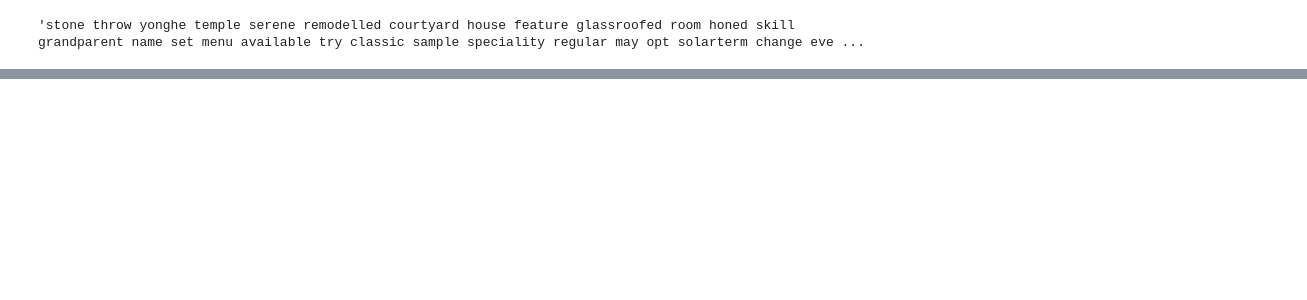
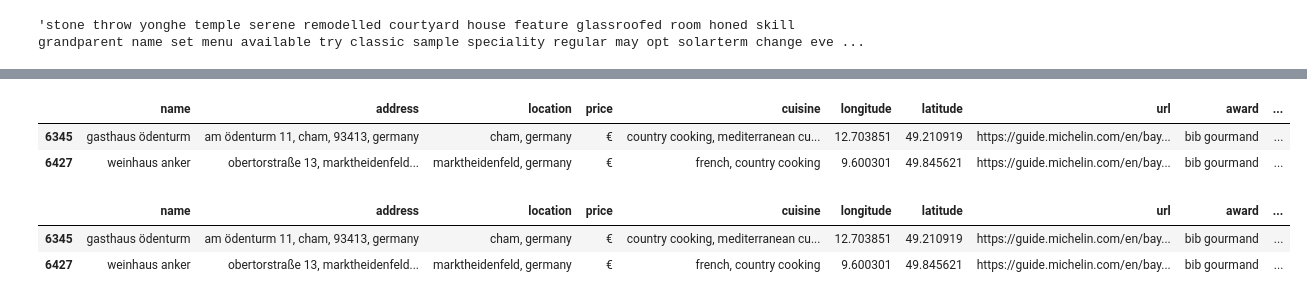
Before and after one commit to CodeupGourmands/Michelin_NLP_Capstone, a Jupyter notebook: cristina_notebook.ipynb, the cells around one changed output, grey strips where cells are left out. Cells and saved outputs as stored; diff of their text form; code cells hidden in the pictures; blank space fills up the shorter version.

```diff
--- a/cristina_notebook.ipynb
+++ b/cristina_notebook.ipynb
@@ -360,0 +382,6 @@ train.lemmatized[0]
+# %%
+train.head(2)
+# %% [output]
+|  | name | address | location | price | cuisine | longitude | latitude | url | award | ... |
+| 6345 | gasthaus ödenturm | am ödenturm 11, cham, 93413, germany | cham, germany | € | country cooking, mediterranean cu... | 12.703851 | 49.210919 | https://guide.michelin.com/en/bay... | bib gourmand | ... |
+| 6427 | weinhaus anker | obertorstraße 13, marktheidenfeld... | marktheidenfeld, germany | € | french, country cooking | 9.600301 | 49.845621 | https://guide.michelin.com/en/bay... | bib gourmand | ... |
@@ -360,0 +390,6 @@ train.lemmatized[0]
+# %%
+train.head(2)
+# %% [output]
+|  | name | address | location | price | cuisine | longitude | latitude | url | award | ... |
+| 6345 | gasthaus ödenturm | am ödenturm 11, cham, 93413, germany | cham, germany | € | country cooking, mediterranean cu... | 12.703851 | 49.210919 | https://guide.michelin.com/en/bay... | bib gourmand | ... |
+| 6427 | weinhaus anker | obertorstraße 13, marktheidenfeld... | marktheidenfeld, germany | € | french, country cooking | 9.600301 | 49.845621 | https://guide.michelin.com/en/bay... | bib gourmand | ... |
```
Also changed, not shown: parts of 2 cells of this notebook, 1 other file.
